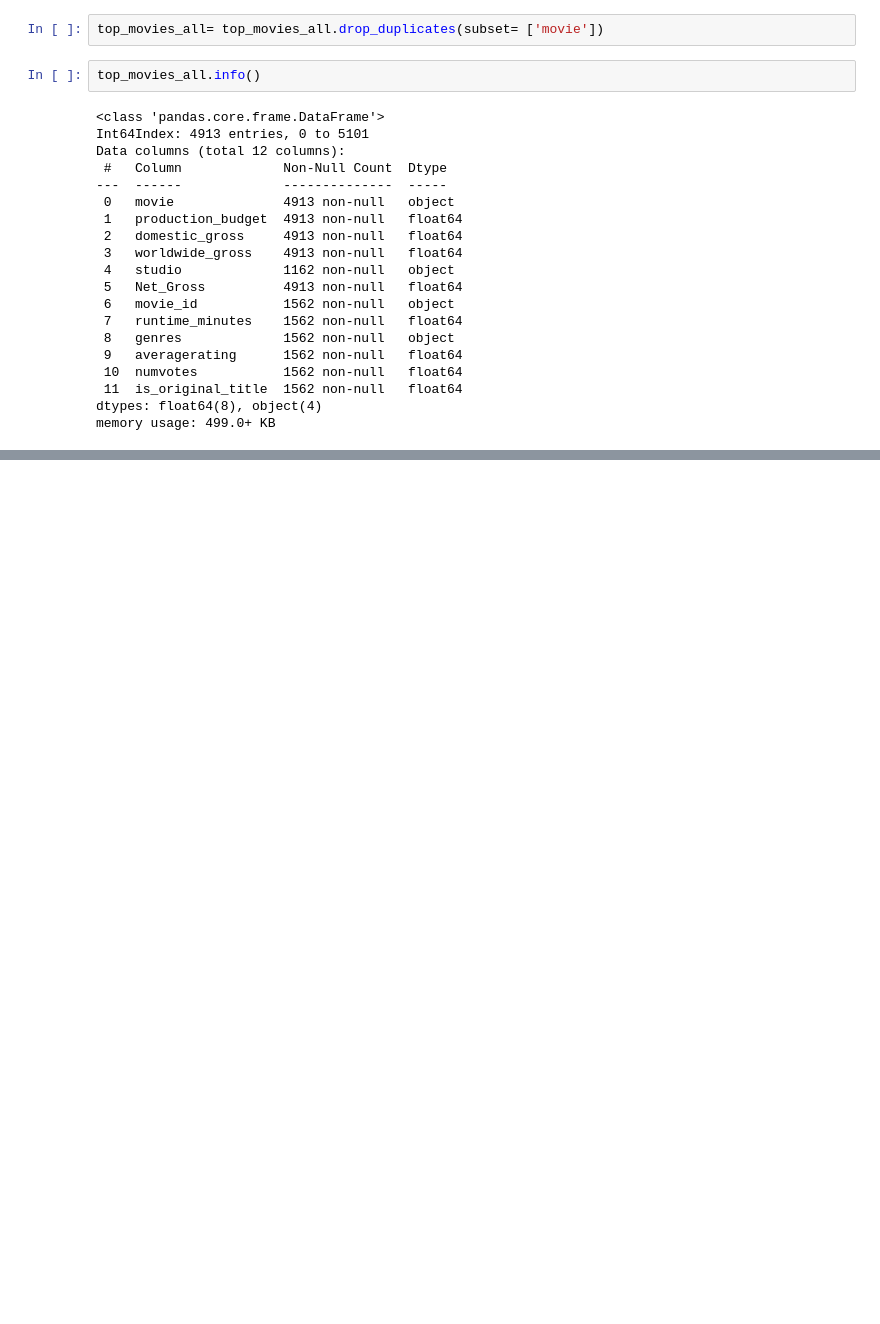
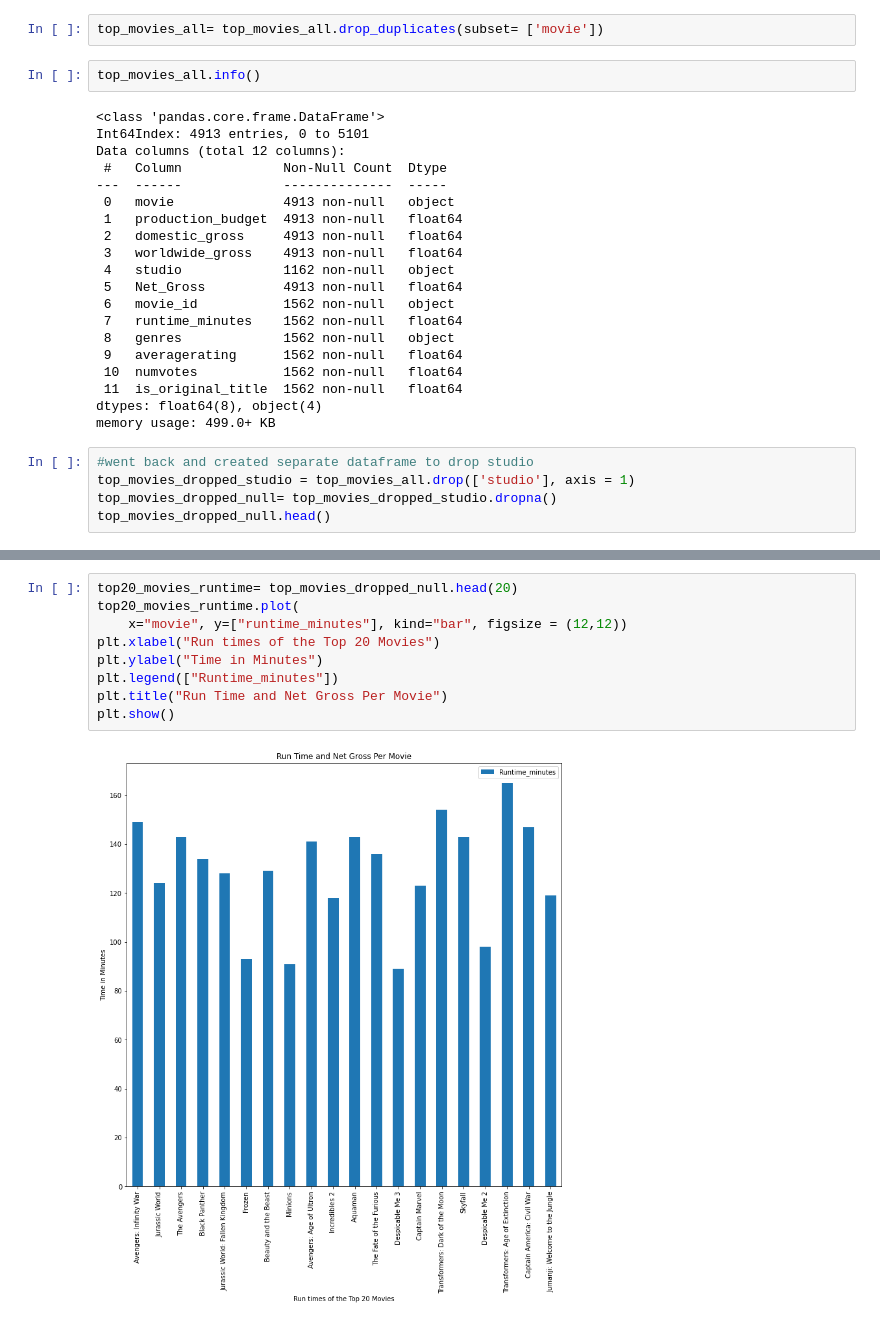
Before and after one commit to ldwilker10/dsc-phase-1-project-v2-4, a Jupyter notebook: Rough_Draft_Phase1_Project .ipynb, the cells around one changed output, grey strips where cells are left out. Drawn from its saved outputs; the diff is of its cells as text; blank space fills up the shorter version.

```diff
--- a/Rough_Draft_Phase1_Project .ipynb
+++ b/Rough_Draft_Phase1_Project .ipynb
@@ -687,3 +687,8 @@ Data columns (total 12 columns):
  11  is_original_title  1562 non-null   float64
 dtypes: float64(8), object(4)
 memory usage: 499.0+ KB
+# %%
+#went back and created separate dataframe to drop studio
+top_movies_dropped_studio = top_movies_all.drop(['studio'], axis = 1)
+top_movies_dropped_null= top_movies_dropped_studio.dropna()
+top_movies_dropped_null.head()
@@ -689,0 +723,11 @@ memory usage: 499.0+ KB
+# %%
+top20_movies_runtime= top_movies_dropped_null.head(20)
+top20_movies_runtime.plot(
+    x="movie", y=["runtime_minutes"], kind="bar", figsize = (12,12))
+plt.xlabel("Run times of the Top 20 Movies")
+plt.ylabel("Time in Minutes")
+plt.legend(["Runtime_minutes"])
+plt.title("Run Time and Net Gross Per Movie")
+plt.show()
+# %% [output]
+[figure, added]
```
Also changed, not shown: parts of 4 cells of this notebook.
